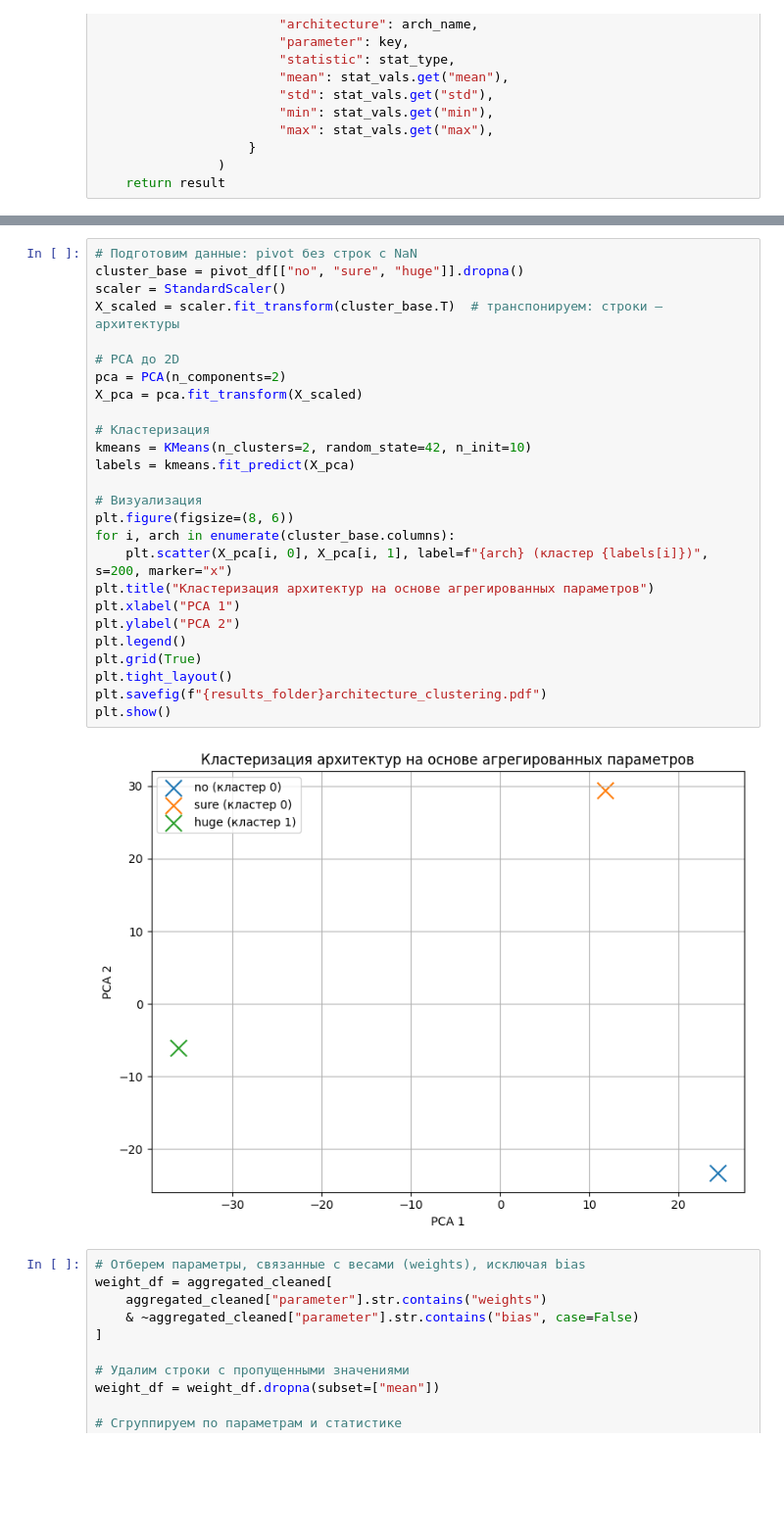
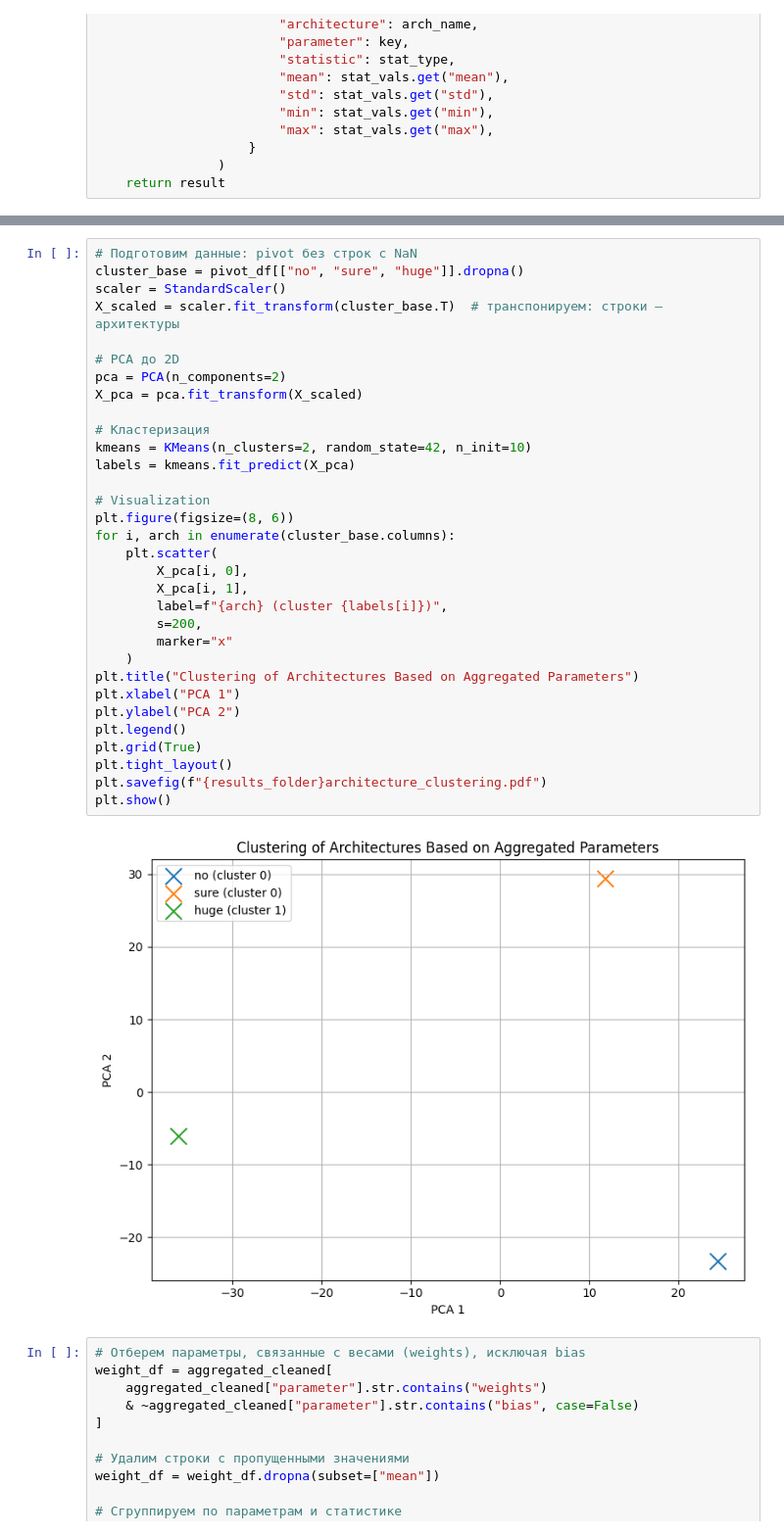
Before and after one commit to edugnome/net-arch-research, a Jupyter notebook: experiments/total_perceptron_tests/visualizations.ipynb, the cells around one changed output, grey strips where cells are left out. Shown at 98% size. Saved outputs shown, nothing was run; the diff lists cells and outputs as text; blank space fills up the shorter version.

```diff
--- a/experiments/total_perceptron_tests/visualizations.ipynb
+++ b/experiments/total_perceptron_tests/visualizations.ipynb
@@ -186,31 +186,37 @@ for param in top_3_params:
 # %%
 # Подготовим данные: pivot без строк с NaN
 cluster_base = pivot_df[["no", "sure", "huge"]].dropna()
 scaler = StandardScaler()
 X_scaled = scaler.fit_transform(cluster_base.T)  # транспонируем: строки — архитектуры
 
 # PCA до 2D
 pca = PCA(n_components=2)
 X_pca = pca.fit_transform(X_scaled)
 
 # Кластеризация
 kmeans = KMeans(n_clusters=2, random_state=42, n_init=10)
 labels = kmeans.fit_predict(X_pca)
 
-# Визуализация
+# Visualization
 plt.figure(figsize=(8, 6))
 for i, arch in enumerate(cluster_base.columns):
-    plt.scatter(X_pca[i, 0], X_pca[i, 1], label=f"{arch} (кластер {labels[i]})", s=200, marker="x")
-plt.title("Кластеризация архитектур на основе агрегированных параметров")
+    plt.scatter(
+        X_pca[i, 0],
+        X_pca[i, 1],
+        label=f"{arch} (cluster {labels[i]})",
+        s=200,
+        marker="x"
+    )
+plt.title("Clustering of Architectures Based on Aggregated Parameters")
 plt.xlabel("PCA 1")
 plt.ylabel("PCA 2")
 plt.legend()
 plt.grid(True)
 plt.tight_layout()
 plt.savefig(f"{results_folder}architecture_clustering.pdf")
 plt.show()
 # %% [output]
-[figure, old version]
+[figure, new version]
 # %%
 # Отберем параметры, связанные с весами (weights), исключая bias
 weight_df = aggregated_cleaned[
```
Also changed, not shown: parts of 5 cells of this notebook, 14 other files.
